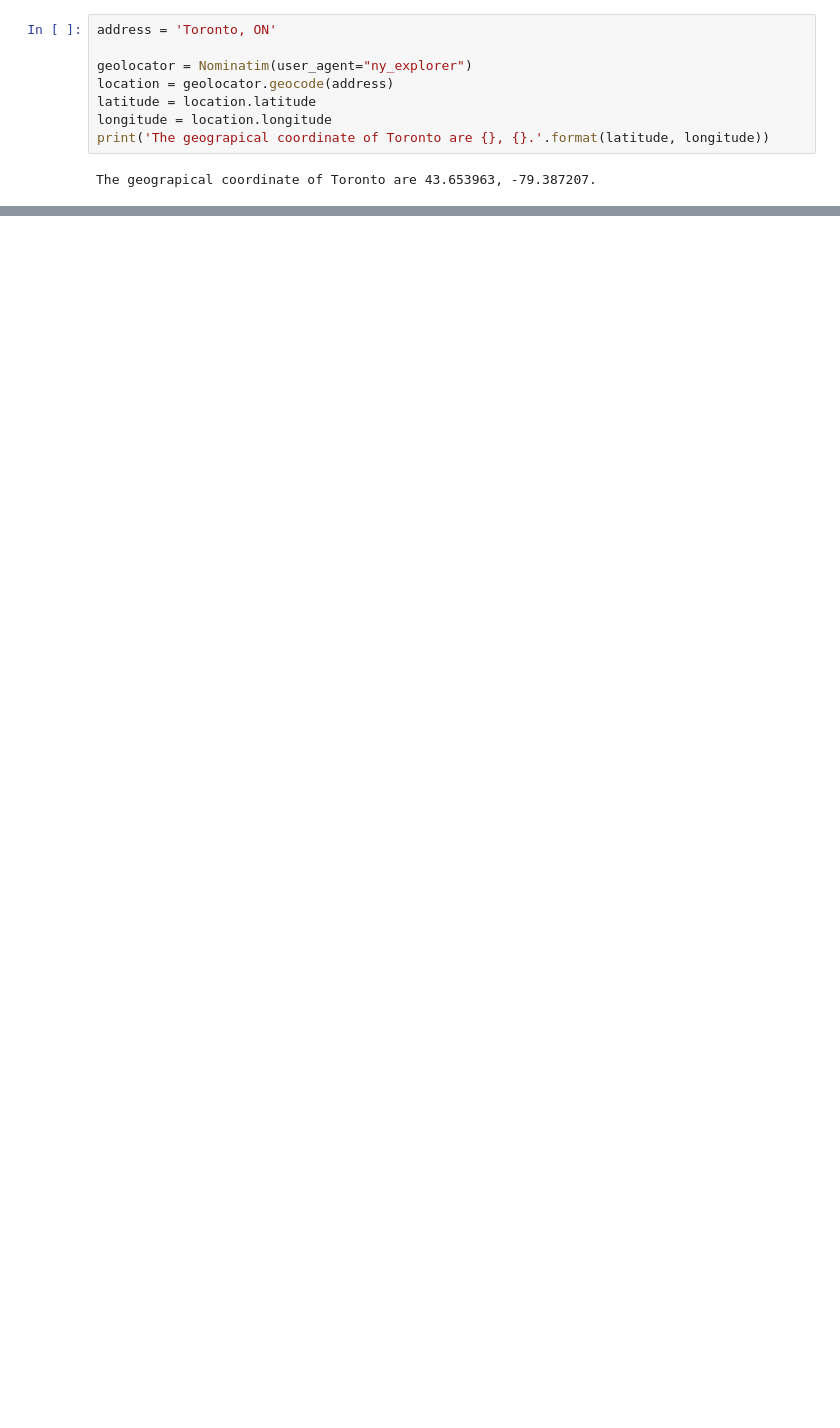
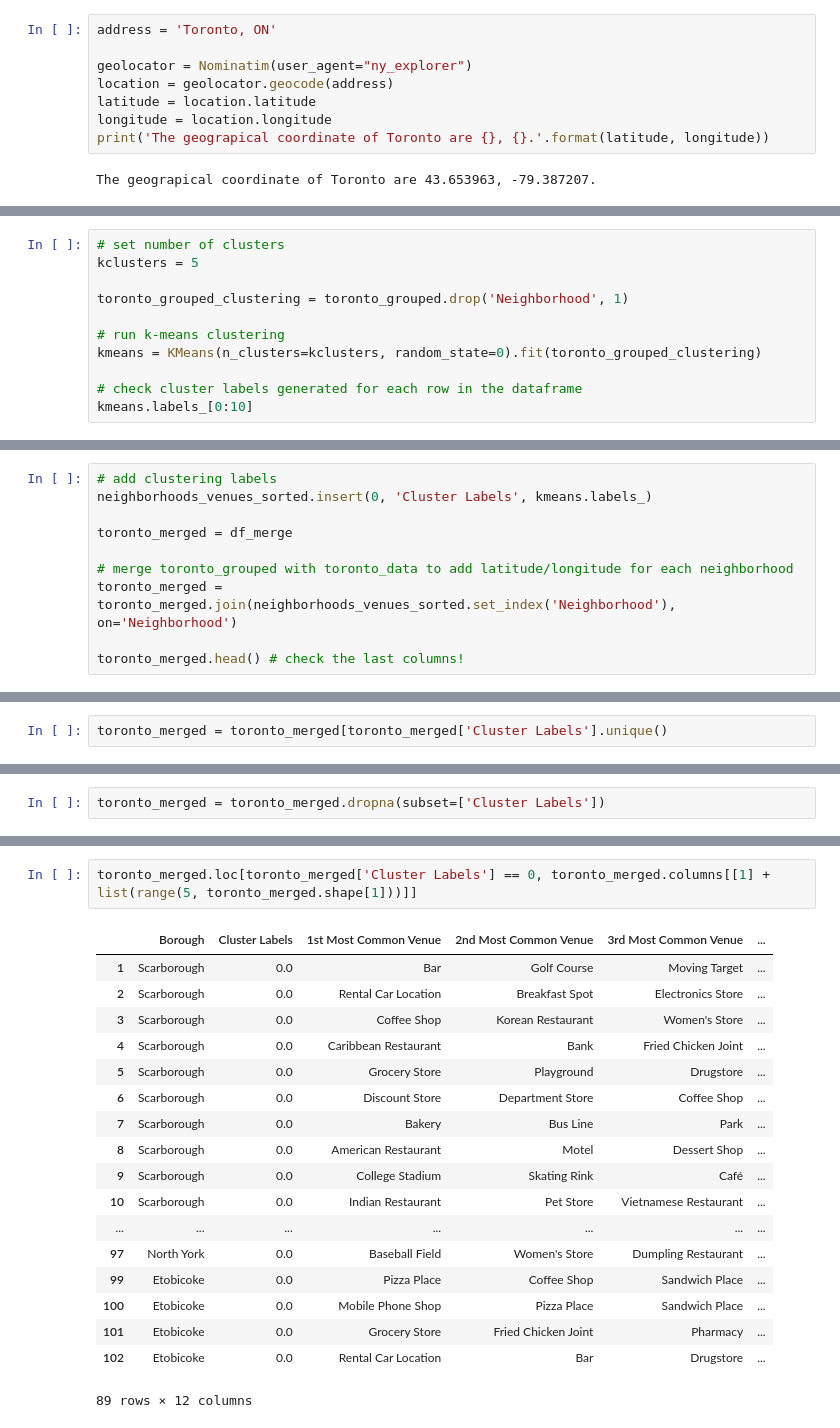
Before and after one commit to AnalystGeek/my_github_example, a Jupyter notebook: Segmenting_and_Clustering_Part_1-3.ipynb, the cells around one changed output, grey strips where cells are left out. Cells and saved outputs as stored; diff of their text form; blank space fills up the shorter version.

```diff
--- a/Segmenting_and_Clustering_Part_1-3.ipynb
+++ b/Segmenting_and_Clustering_Part_1-3.ipynb
@@ -396,0 +608,11 @@ map_toronto
+# %%
+# set number of clusters
+kclusters = 5
+
+toronto_grouped_clustering = toronto_grouped.drop('Neighborhood', 1)
+
+# run k-means clustering
+kmeans = KMeans(n_clusters=kclusters, random_state=0).fit(toronto_grouped_clustering)
+
+# check cluster labels generated for each row in the dataframe
+kmeans.labels_[0:10]
@@ -396,0 +621,10 @@ map_toronto
+# %%
+# add clustering labels
+neighborhoods_venues_sorted.insert(0, 'Cluster Labels', kmeans.labels_)
+
+toronto_merged = df_merge
+
+# merge toronto_grouped with toronto_data to add latitude/longitude for each neighborhood
+toronto_merged = toronto_merged.join(neighborhoods_venues_sorted.set_index('Neighborhood'), on='Neighborhood')
+
+toronto_merged.head() # check the last columns!
@@ -396,0 +638,2 @@ map_toronto
+# %%
+toronto_merged = toronto_merged[toronto_merged['Cluster Labels'].unique()
@@ -396,0 +642,2 @@ map_toronto
+# %%
+toronto_merged = toronto_merged.dropna(subset=['Cluster Labels'])
@@ -396,0 +684,21 @@ map_toronto
+# %%
+toronto_merged.loc[toronto_merged['Cluster Labels'] == 0, toronto_merged.columns[[1] + list(range(5, toronto_merged.shape[1]))]]
+# %% [output]
+|  | Borough | Cluster Labels | 1st Most Common Venue | 2nd Most Common Venue | 3rd Most Common Venue | ... |
+| 1 | Scarborough | 0.0 | Bar | Golf Course | Moving Target | ... |
+| 2 | Scarborough | 0.0 | Rental Car Location | Breakfast Spot | Electronics Store | ... |
+| 3 | Scarborough | 0.0 | Coffee Shop | Korean Restaurant | Women's Store | ... |
+| 4 | Scarborough | 0.0 | Caribbean Restaurant | Bank | Fried Chicken Joint | ... |
+| 5 | Scarborough | 0.0 | Grocery Store | Playground | Drugstore | ... |
+| 6 | Scarborough | 0.0 | Discount Store | Department Store | Coffee Shop | ... |
+| 7 | Scarborough | 0.0 | Bakery | Bus Line | Park | ... |
+| 8 | Scarborough | 0.0 | American Restaurant | Motel | Dessert Shop | ... |
+| 9 | Scarborough | 0.0 | College Stadium | Skating Rink | Café | ... |
+| 10 | Scarborough | 0.0 | Indian Restaurant | Pet Store | Vietnamese Restaurant | ... |
+| ... | ... | ... | ... | ... | ... | ... |
+| 97 | North York | 0.0 | Baseball Field | Women's Store | Dumpling Restaurant | ... |
+| 99 | Etobicoke | 0.0 | Pizza Place | Coffee Shop | Sandwich Place | ... |
+| 100 | Etobicoke | 0.0 | Mobile Phone Shop | Pizza Place | Sandwich Place | ... |
+| 101 | Etobicoke | 0.0 | Grocery Store | Fried Chicken Joint | Pharmacy | ... |
+| 102 | Etobicoke | 0.0 | Rental Car Location | Bar | Drugstore | ... |
+89 rows × 12 columns
```
Also changed, not shown: parts of 48 cells of this notebook.
